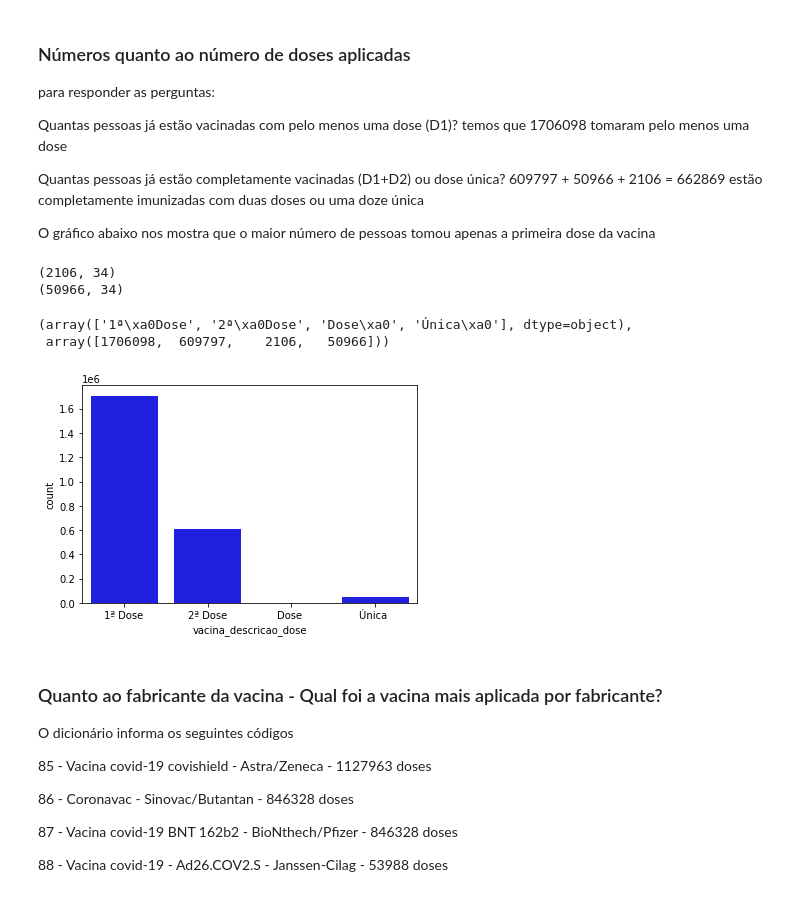
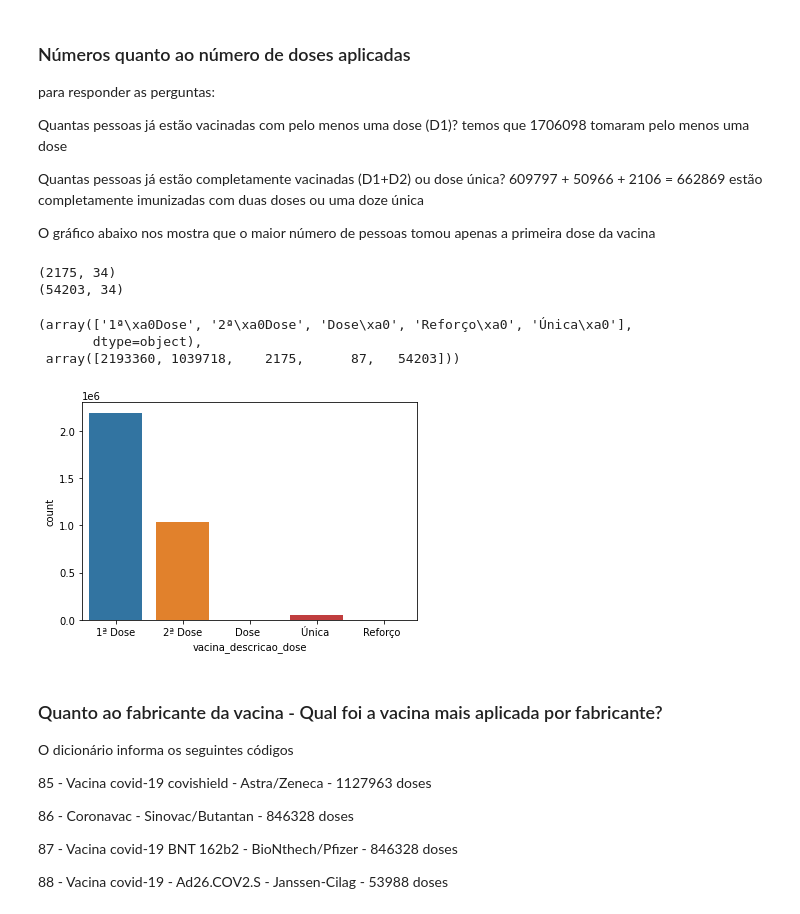
Before and after one commit to CarlenePSF/analise_vacina_rn, a Jupyter notebook: Vacinacao_RN.ipynb, the cells around one changed output. Cells and saved outputs as stored; diff of their text form; code cells hidden in the pictures.

```diff
--- a/Vacinacao_RN.ipynb
+++ b/Vacinacao_RN.ipynb
@@ -35,7 +35,7 @@ import plotly.express as px
 ## Explorando os dados superficialmente
 # %%
 # Carregando os dados do arquivo csv sobre a vacinação no Rio Grande do Norte
-data_vac = pd.read_csv('dados_vacina_RN_dirty.csv', sep=';')
+data_vac = pd.read_csv('vacina_RN.csv', sep=';')
 # %%
 # Vamos ver quantas linhas e colunas tem o nosso dataset
 
@@ -300,18 +296,19 @@ print(data_vac[data_vac['vacina_descricao_dose'] == 'Única\xa0'].shape)
 
 # num dataframe transformado elas poderiam ser mescladas
 # %% [output]
-(2106, 34)
-(50966, 34)
+(2175, 34)
+(54203, 34)
 # %%
 # contando os valores únicos que existem na coluna 'vacina_descricao_dose
 np.unique(data_vac['vacina_descricao_dose'], return_counts=True)
 # %% [output]
-(array(['1ª\xa0Dose', '2ª\xa0Dose', 'Dose\xa0', 'Única\xa0'], dtype=object),
- array([1706098,  609797,    2106,   50966]))
+(array(['1ª\xa0Dose', '2ª\xa0Dose', 'Dose\xa0', 'Reforço\xa0', 'Única\xa0'],
+       dtype=object),
+ array([2193360, 1039718,    2175,      87,   54203]))
 # %%
-sns.countplot(x = data_vac['vacina_descricao_dose'], color='blue');
+sns.countplot(x = data_vac['vacina_descricao_dose']);
 # %% [output]
-[figure, old version]
+[figure, new version]
 # %% [markdown]
 ### Quanto ao fabricante da vacina - Qual foi a vacina mais aplicada por fabricante?
 
```
Also changed, not shown: parts of 45 cells of this notebook, 1 other file.
